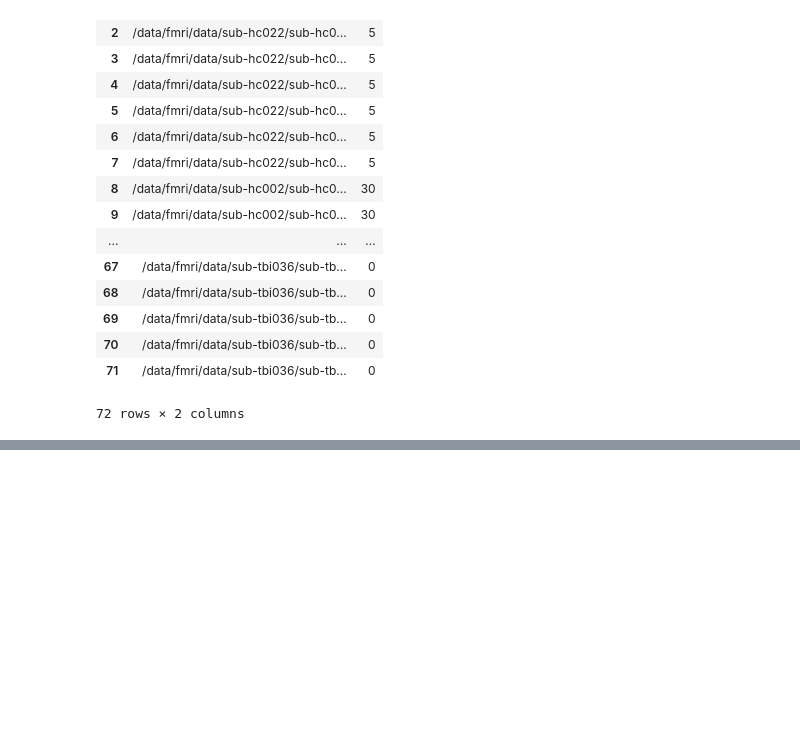
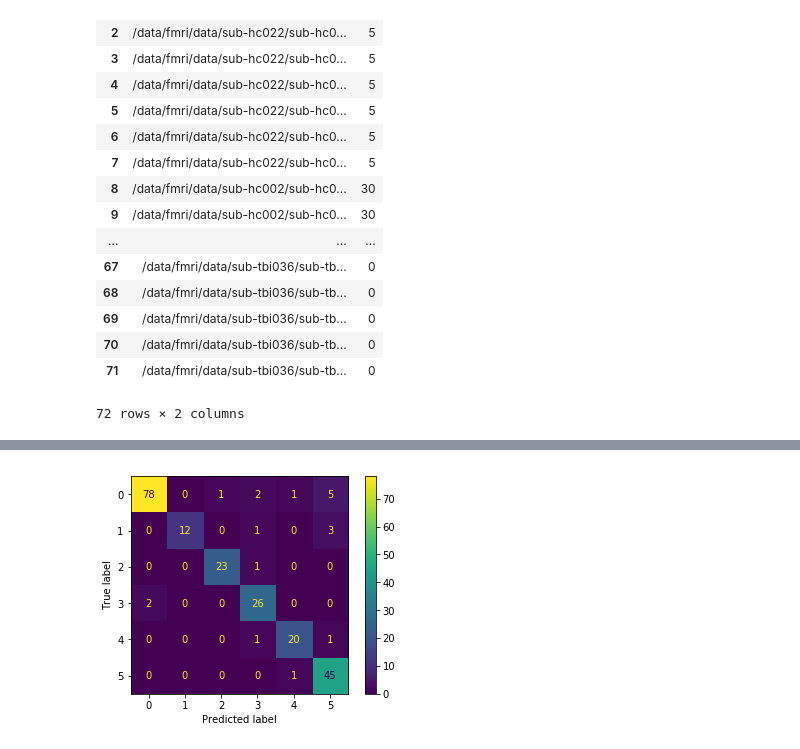
Before and after one commit to asheeshcric/fMRI-TBI, a Jupyter notebook: notebooks/prepare_data_labels.ipynb, the cells around one changed output, grey strips where cells are left out. Saved outputs shown, nothing was run; the diff lists cells and outputs as text; code cells hidden in the pictures; blank space fills up the shorter version.

```diff
--- a/notebooks/prepare_data_labels.ipynb
+++ b/notebooks/prepare_data_labels.ipynb
@@ -224,0 +336,7 @@ val_data
+# %%
+disp = ConfusionMatrixDisplay(confusion_matrix=tbi_cm, display_labels=list(range(6)))
+disp.plot()
+plt.savefig('tbi_confusion_matrix.png')
+plt.show()
+# %% [output]
+[figure, added]
```
Also changed, not shown: parts of 20 cells of this notebook.
